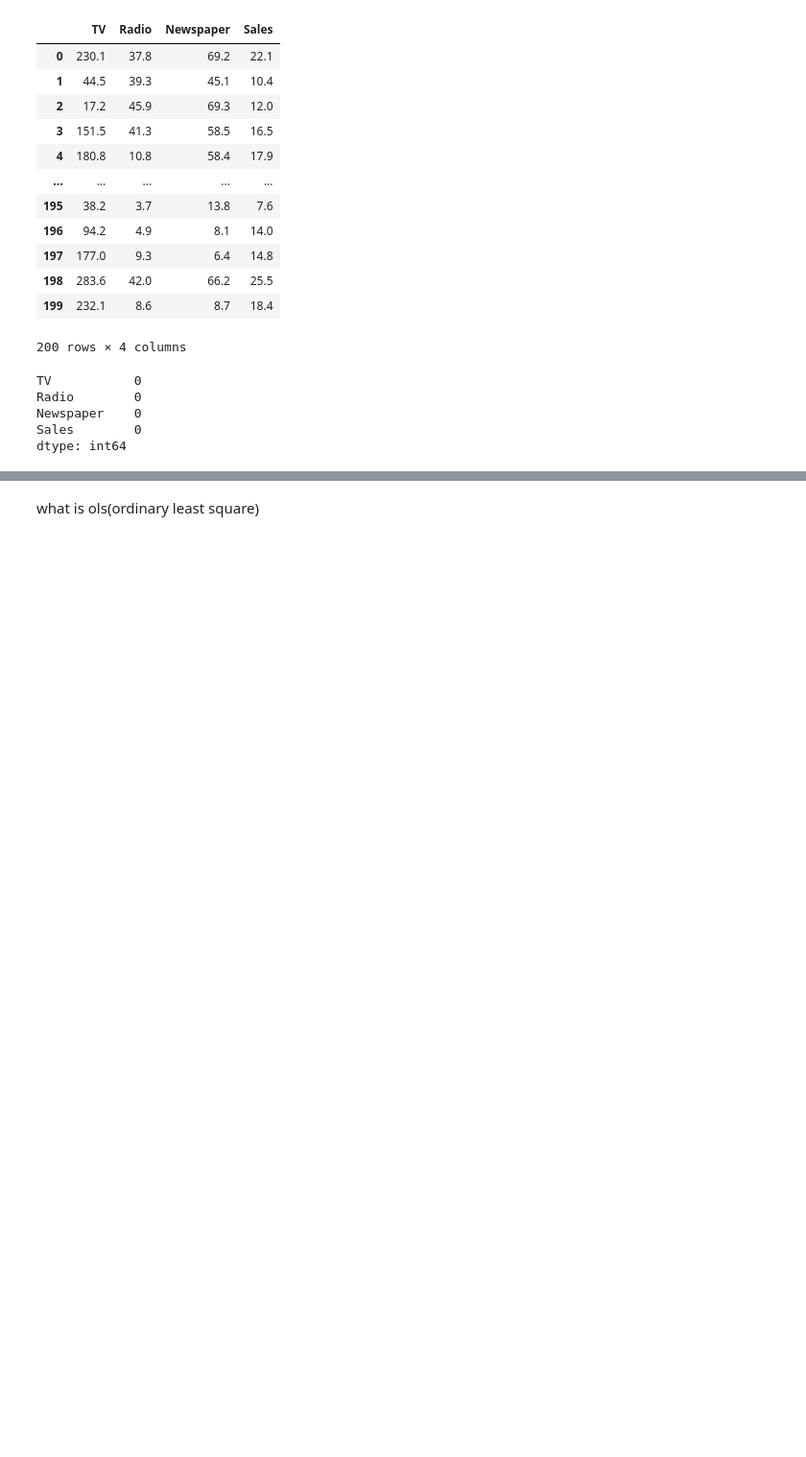
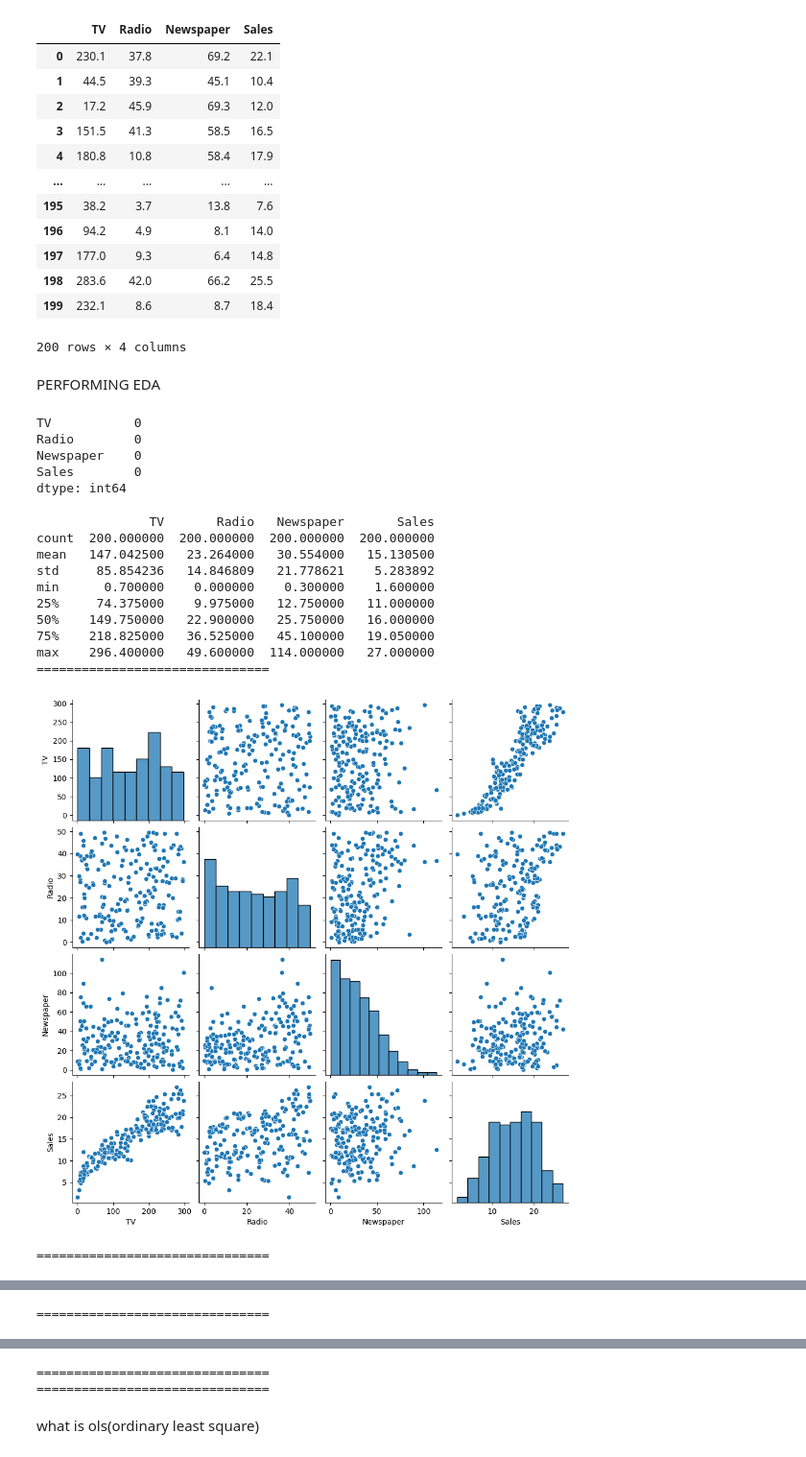
Before and after one commit to yuki0702p/future_salesprediction, a Jupyter notebook: linear_reg.ipynb, the cells around one changed output, grey strips where cells are left out. Shown: that part at 96% size. Saved outputs shown, nothing was run; the diff lists cells and outputs as text; code cells hidden in the pictures; blank space fills up the shorter version.

```diff
--- a/linear_reg.ipynb
+++ b/linear_reg.ipynb
@@ -20,6 +34,8 @@ df
 | 198 | 283.6 | 42.0 | 66.2 | 25.5 |
 | 199 | 232.1 | 8.6 | 8.7 | 18.4 |
 200 rows × 4 columns
+# %% [markdown]
+PERFORMING EDA
 # %%
 df.isnull().sum()
 # %% [output]
@@ -28,3 +44,38 @@ Radio        0
 Newspaper    0
 Sales        0
 dtype: int64
+# %%
+# Summary statistics
+print(df.describe())
+print('===============================')
+
+sns.pairplot(df)
+plt.show()
+print('===============================')
+
+sns.heatmap(df.corr(), annot=True, cmap='coolwarm')
+plt.show()
+print('===============================')
+
+sns.boxplot(data=df)
+plt.show()
+print('===============================')
+
+Q1 = df.quantile(0.25)
+Q3 = df.quantile(0.75)
+IQR = Q3 - Q1
+df_cleaned = df[~((df < (Q1 - 1.5 * IQR)) |(df > (Q3 + 1.5 * IQR))).any(axis=1)]
+print('===============================')
+# %% [output]
+               TV       Radio   Newspaper       Sales
+count  200.000000  200.000000  200.000000  200.000000
+mean   147.042500   23.264000   30.554000   15.130500
+std     85.854236   14.846809   21.778621    5.283892
+min      0.700000    0.000000    0.300000    1.600000
+25%     74.375000    9.975000   12.750000   11.000000
+50%    149.750000   22.900000   25.750000   16.000000
+75%    218.825000   36.525000   45.100000   19.050000
+max    296.400000   49.600000  114.000000   27.000000
+===============================
+[figure, added]
+===============================
@@ -30,0 +83 @@ dtype: int64
+===============================
@@ -31,3 +85,5 @@ dtype: int64
+===============================
+===============================
 # %% [markdown]
 what is ols(ordinary least square)
 # %%
```
Also changed, not shown: parts of 22 cells of this notebook, 6 other files.
